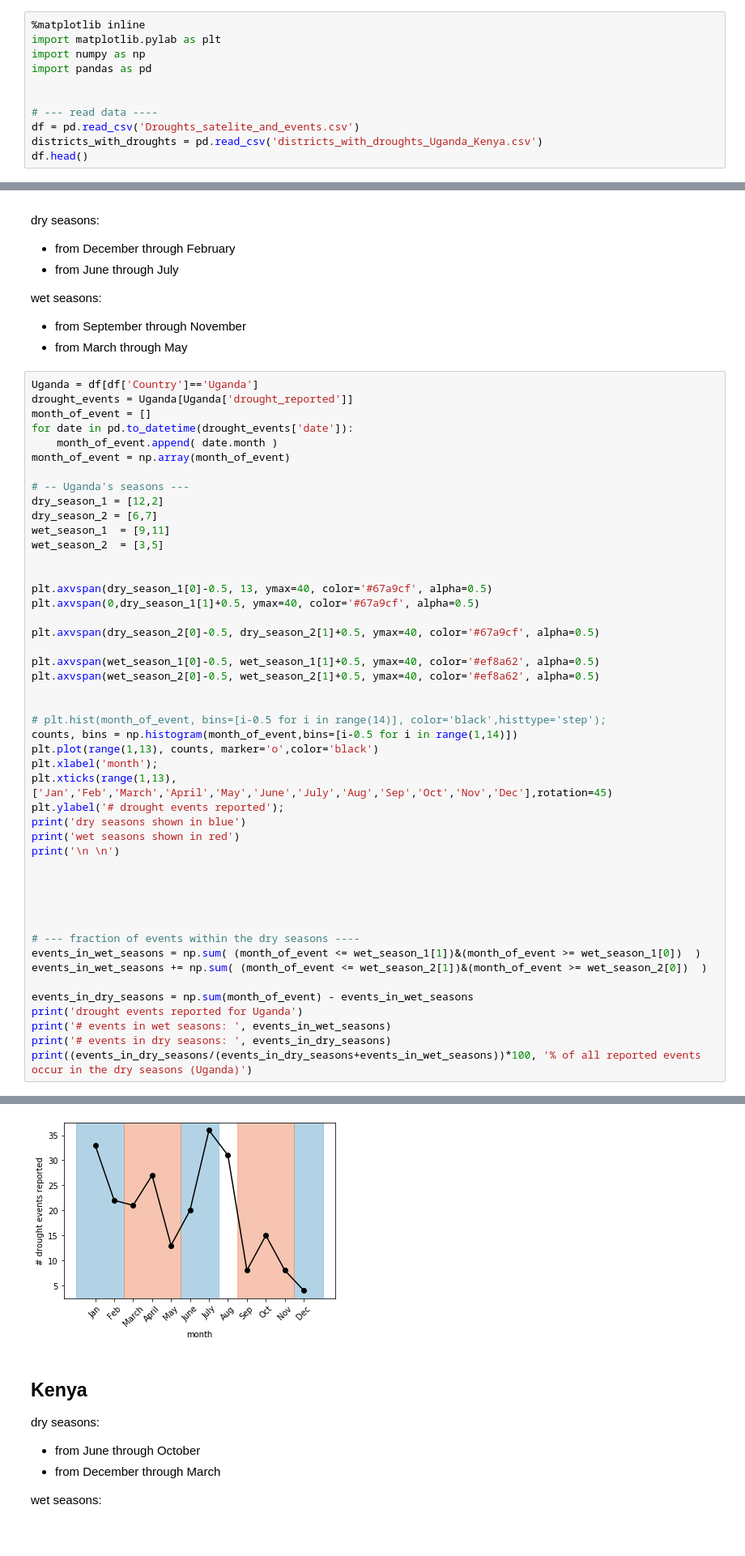
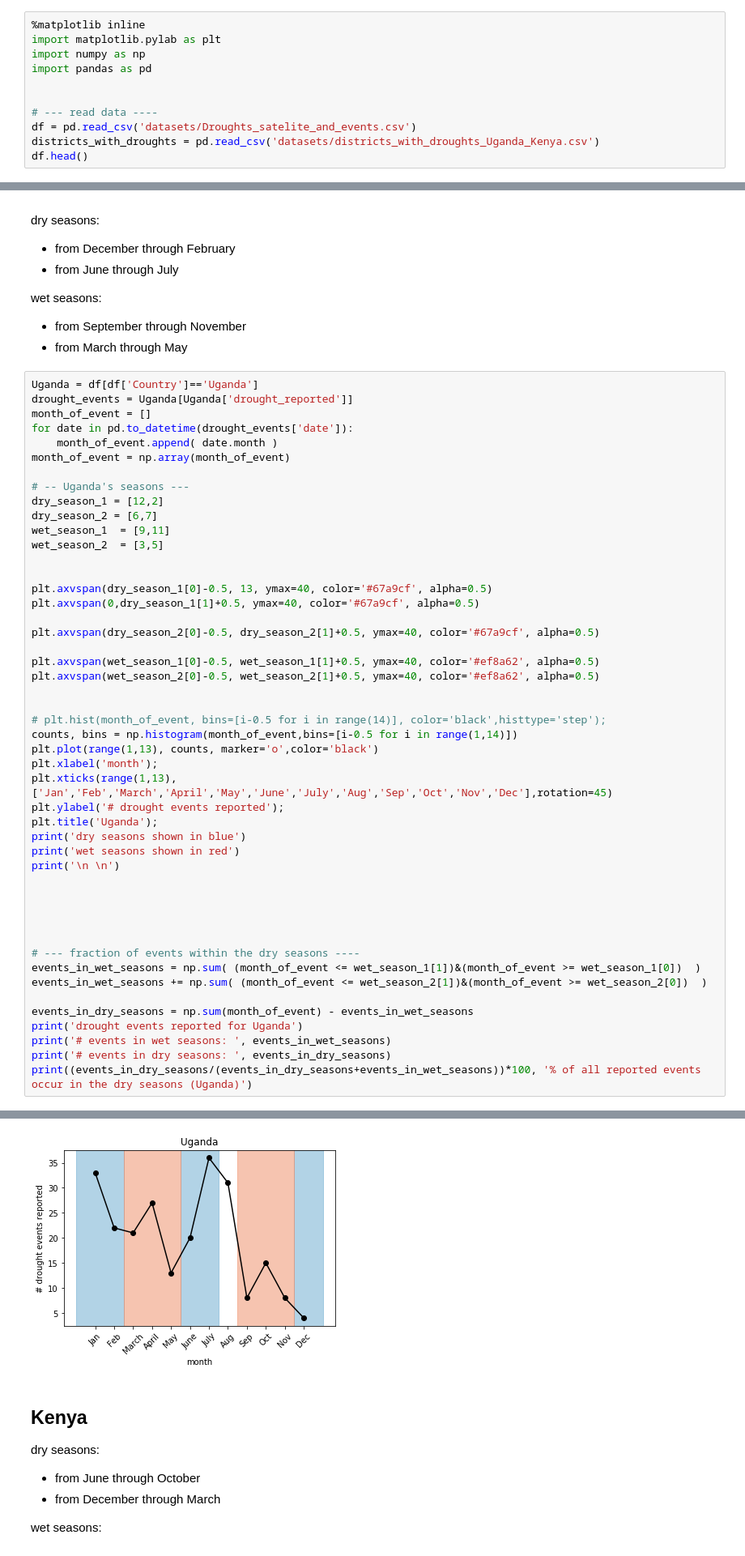
Before and after one commit to rodekruis/Drought_IBF, a Jupyter notebook: experiments/normalize data by district .ipynb, the cells around one changed output, grey strips where cells are left out. Shown at 81% size. Cells and saved outputs as stored; diff of their text form.

```diff
--- a/experiments/normalize data by district .ipynb
+++ b/experiments/normalize data by district .ipynb
@@ -6,8 +6,8 @@ import pandas as pd
 
 
 # --- read data ----
-df = pd.read_csv('Droughts_satelite_and_events.csv')
-districts_with_droughts = pd.read_csv('districts_with_droughts_Uganda_Kenya.csv')
+df = pd.read_csv('datasets/Droughts_satelite_and_events.csv')
+districts_with_droughts = pd.read_csv('datasets/districts_with_droughts_Uganda_Kenya.csv')
 df.head()
 # %% [output]
 |  | Country | District | year | month | day | date | NDVI | EVI | precipitation_per_hour_v1 | ... |
@@ -60,34 +60,35 @@ plt.plot(range(1,13), counts, marker='o',color='black')
 plt.xlabel('month');
 plt.xticks(range(1,13), ['Jan','Feb','March','April','May','June','July','Aug','Sep','Oct','Nov','Dec'],rotation=45)
 plt.ylabel('# drought events reported');
+plt.title('Uganda');
 print('dry seasons shown in blue')
 print('wet seasons shown in red')
 print('\n \n')
 
 
 
 
 
 # --- fraction of events within the dry seasons ----
 events_in_wet_seasons = np.sum( (month_of_event <= wet_season_1[1])&(month_of_event >= wet_season_1[0])  )
 events_in_wet_seasons += np.sum( (month_of_event <= wet_season_2[1])&(month_of_event >= wet_season_2[0])  )
 
 events_in_dry_seasons = np.sum(month_of_event) - events_in_wet_seasons
 print('drought events reported for Uganda')
 print('# events in wet seasons: ', events_in_wet_seasons)
 print('# events in dry seasons: ', events_in_dry_seasons)
 print((events_in_dry_seasons/(events_in_dry_seasons+events_in_wet_seasons))*100, '% of all reported events occur in the dry seasons (Uganda)')
 # %% [output]
 dry seasons shown in blue
 wet seasons shown in red
 
 
 
 drought events reported for Uganda
 # events in wet seasons:  92
 # events in dry seasons:  1199
 92.87374128582493 % of all reported events occur in the dry seasons (Uganda)
-[figure, old version]
+[figure, new version]
 # %% [markdown]
 ## Kenya
 
```
Also changed, not shown: parts of 12 cells of this notebook.
